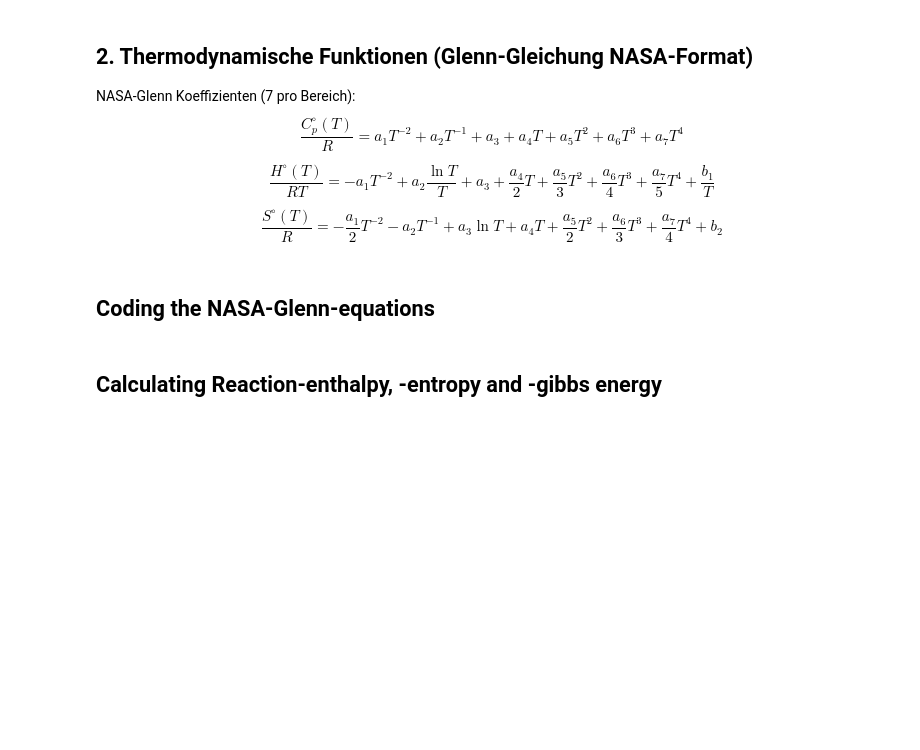
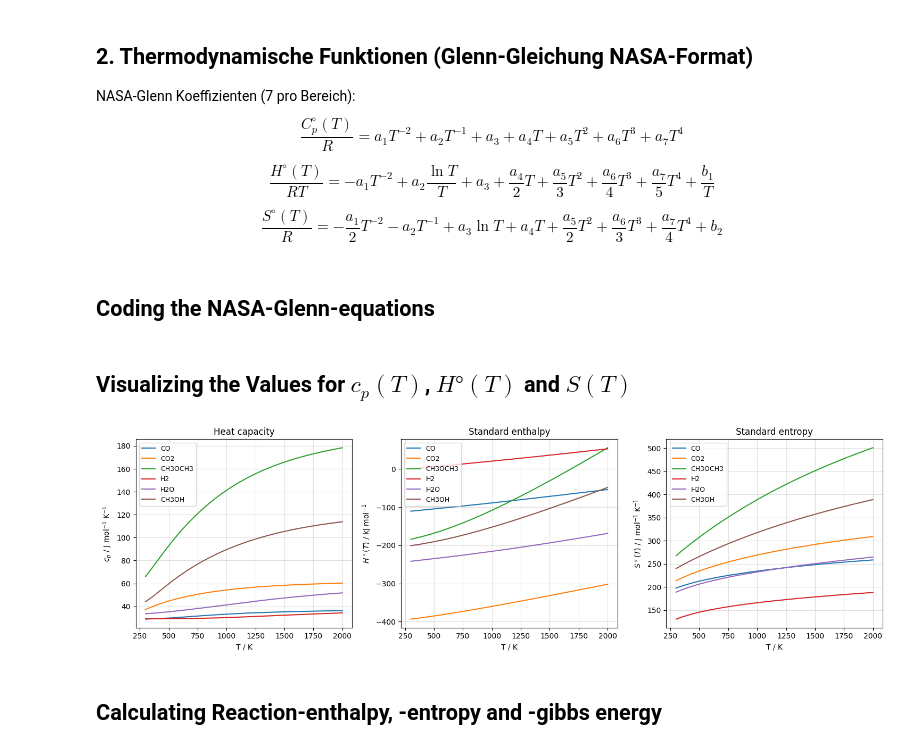
Before and after one commit to PeterSchoenung/CRE3-Assignment-2, a Jupyter notebook: CRE3_Assignment2_Group_5.ipynb, the cells around one changed output. Cells and saved outputs as stored; diff of their text form; code cells hidden in the pictures; blank space fills up the shorter version.

Commit message:
implemented functionality and visualization wih claude and a shitton of rereading and self explaining. Validation and refining will be done tomorrow.

```diff
--- a/CRE3_Assignment2_Group_5.ipynb
+++ b/CRE3_Assignment2_Group_5.ipynb
@@ -221,17 +259,15 @@ def hf_T(species, T):
     if species not in GLENN_NASA:
         raise ValueError(f"Species '{species}' not found in GLENN_NASA data.")
 
-    # Get the enthalpy of formation at 298 K
-    # hf_298 = get_hf298(species)
-
     # Find the correct temperature range for the given species
     for r in GLENN_NASA[species]:
         T_min, T_max = r[0], r[1]
         if T_min <= T <= T_max:
             a1, a2, a3, a4, a5, a6, a7, b1, b2 = r[2], r[3], r[4], r[5], r[6], r[7], r[8], r[9], r[10]
             # Calculate the change in enthalpy from 298 K to T using the NASA polynomial coefficients
+            # IMPORTANT: The NASA polynomials give the specific heat capacity (Cp) as a function of temperature. To get the enthalpy at temperature T, we need to integrate Cp from 298 K to T and add the enthalpy of formation at 298 K (hf298).
+            # The addition of hf298 is already included in the coefficient b1, which is the constant term in the enthalpy polynomial. Therefore, we can directly use the polynomial to calculate the enthalpy at temperature T.
             delta_hf = R * T * ((-a1 * T**(-2)) + a2 * (np.log(T)/T) + a3 + (a4/2) * T + (a5/3) * T**2 + (a6/4) * T**3 + (a7/5) * T**4 + b1/T )
-            # hf = delta_hf + hf_298
             return delta_hf
 
     raise ValueError(f"Temperature {T} K is out of range for species '{species}'.")
@@ -256,10 +292,59 @@ def s_T(species, T):
         if T_min <= T <= T_max:
             a1, a2, a3, a4, a5, a6, a7, b1, b2 = r[2], r[3], r[4], r[5], r[6], r[7], r[8], r[9], r[10]
             # Calculate S using the NASA polynomial coefficients
-            S = R * (-a1 * T**(-2) - a2 * T**(-1) + a3 * np.log(T) + a4 * T + (a5/2) * T**2 + (a6/3) * T**3 + (a7/4) * T**4 + b2)
+            S = R * ((-(a1/2) * T**(-2)) - a2 * T**(-1) + a3 * np.log(T) + a4 * T + (a5/2) * T**2 + (a6/3) * T**3 + (a7/4) * T**4 + b2)
             return S
 
     raise ValueError(f"Temperature {T} K is out of range for species '{species}'.")
+# %% [markdown]
+## Visualizing the Values for $c_p(T)$, $H°(T)$ and $S(T)$
+# %%
+# Temperaturbereich
+T_range = np.linspace(300, 2000, 1000)  # K, ggf. an deinen Gültigkeitsbereich anpassen
+species_list = ['CO', 'CO2', 'CH3OCH3', 'H2', 'H2O', 'CH3OH']
+
+# Daten sammeln
+cp_data = np.full((len(species_list), len(T_range)), np.nan)
+hf_data = np.full((len(species_list), len(T_range)), np.nan)
+s_data  = np.full((len(species_list), len(T_range)), np.nan)
+
+for i, sp in enumerate(species_list):
+    for j, T in enumerate(T_range):
+        try:
+            cp_data[i, j] = cp_T(sp, T)
+            hf_data[i, j] = hf_T(sp, T)
+            s_data[i, j]  = s_T(sp, T)
+        except ValueError:
+            pass  # T außerhalb der NASA-Range → NaN bleibt
+
+# Plot: 1×3 Layout
+fig, axes = plt.subplots(1, 3, figsize=(15, 4.5))
+
+for i, sp in enumerate(species_list):
+    axes[0].plot(T_range, cp_data[i],        label=sp)
+    axes[1].plot(T_range, hf_data[i] / 1000, label=sp)  # → kJ/mol
+    axes[2].plot(T_range, s_data[i],         label=sp)
+
+axes[0].set_xlabel('T / K')
+axes[0].set_ylabel(r'$c_p$ / J mol$^{-1}$ K$^{-1}$')
+axes[0].set_title('Heat capacity')
+
+axes[1].set_xlabel('T / K')
+axes[1].set_ylabel(r'$H^\circ(T)$ / kJ mol$^{-1}$')
+axes[1].set_title('Standard enthalpy')
+
+axes[2].set_xlabel('T / K')
+axes[2].set_ylabel(r'$S^\circ(T)$ / J mol$^{-1}$ K$^{-1}$')
+axes[2].set_title('Standard entropy')
+
+for ax in axes:
+    ax.grid(True, alpha=0.4)
+    ax.legend(loc='best', fontsize=9)
+
+plt.tight_layout()
+plt.show()
+# %% [output]
+[figure, added]
 # %% [markdown]
 ## Calculating Reaction-enthalpy, -entropy and -gibbs energy
 # %%
```
Also changed, not shown: parts of 13 cells of this notebook.
